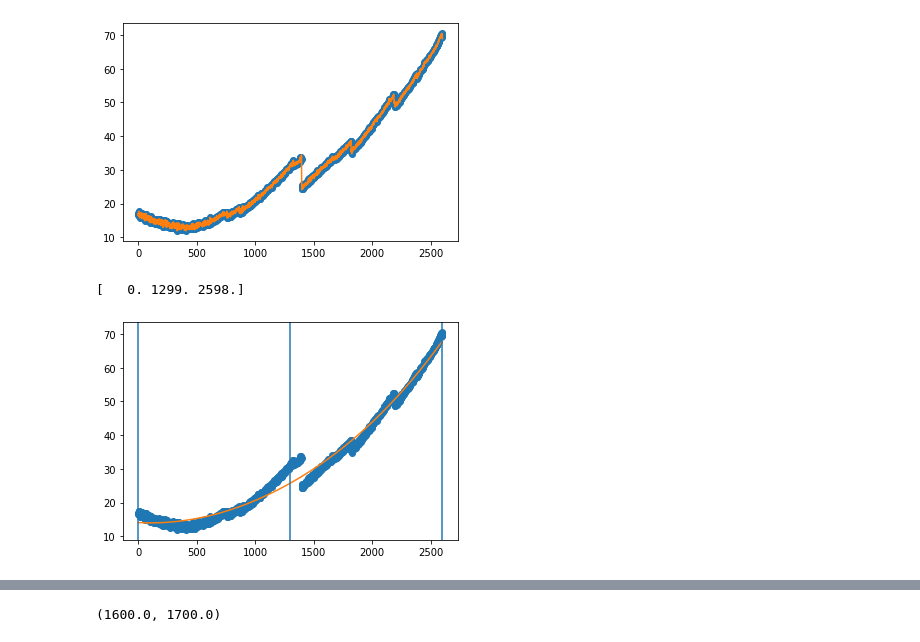
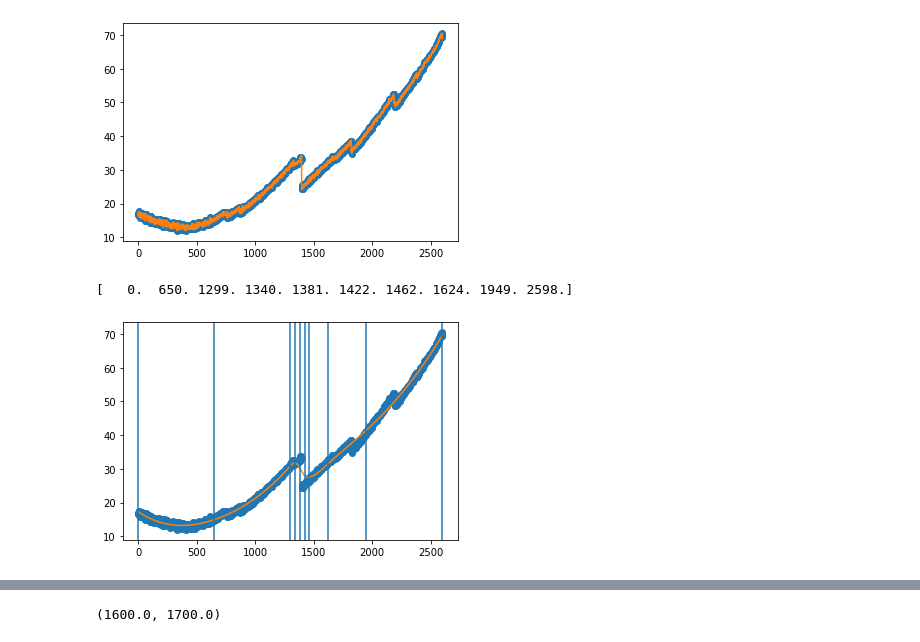
Before and after one commit to kaveeken/tweez-CV, a Jupyter notebook: aaaa.ipynb, the cells around one changed output, grey strips where cells are left out. Drawn from its saved outputs; the diff is of its cells as text; code cells hidden in the pictures.

```diff
--- a/aaaa.ipynb
+++ b/aaaa.ipynb
@@ -61,16 +70,16 @@ plt.plot(xs,cs(xs))
 [figure]
 # %%
 from scipy.interpolate import UnivariateSpline
-us = UnivariateSpline(x,y, k=3, s=10000)
+us = UnivariateSpline(x,y, k=3, s=2000)
 plt.plot(x,y,'o')
 plt.plot(xs,us(xs))
 for knot in us.get_knots():
     plt.axvline(knot)
 #plt.xlim((1000,1200))
 print(us.get_knots())
 # %% [output]
-[   0. 1299. 2598.]
+[   0.  650. 1299. 1340. 1381. 1422. 1462. 1624. 1949. 2598.]
-[figure, old version]
+[figure, new version]
 # %%
 from event_finding import find_transitions
 plt.plot(y - us(x))
```
Also changed, not shown: parts of 5 cells of this notebook, 7 other files.
